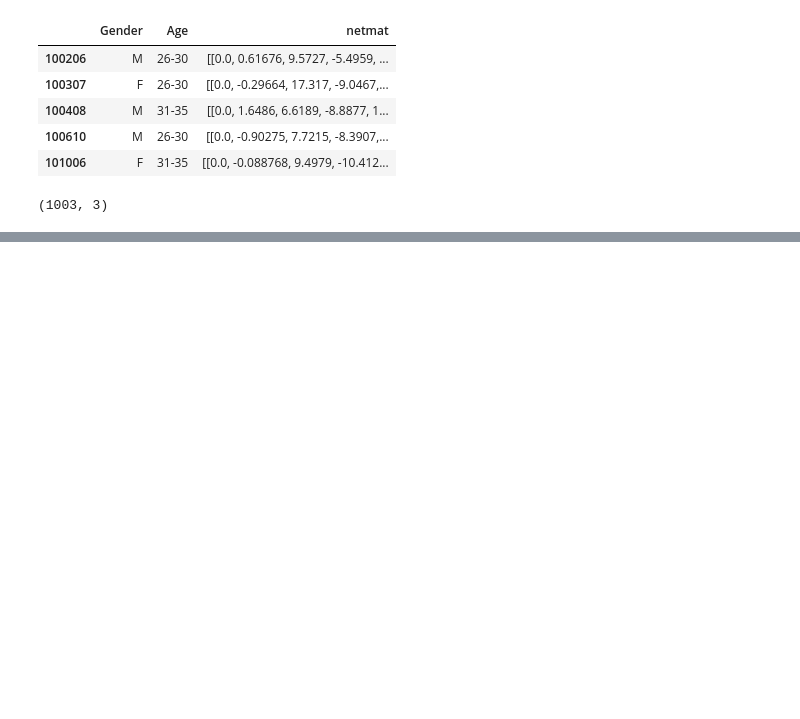
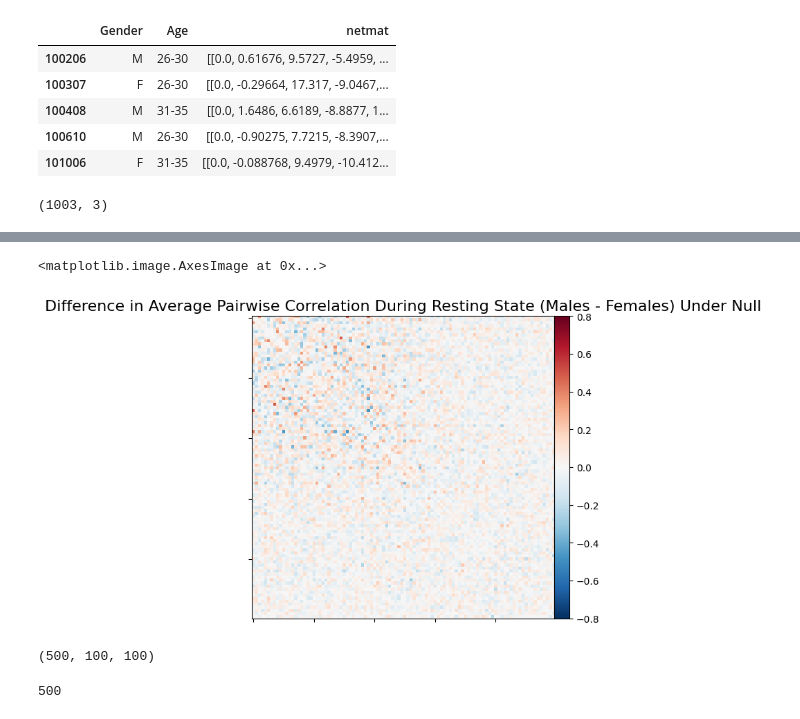
Before and after one commit to AndrewCheng02/DSC180B-Capstone-ProjectA09, a Jupyter notebook: HCP Data.ipynb, the cells around one changed output, grey strips where cells are left out. Saved outputs shown, nothing was run; the diff lists cells and outputs as text; code cells hidden in the pictures; blank space fills up the shorter version.

```diff
--- a/HCP Data.ipynb
+++ b/HCP Data.ipynb
@@ -152,0 +222,14 @@ data.shape
+# %%
+num_shuffles = 500
+differences = [0] * num_shuffles
+overall_differences = [0] * num_shuffles
+for i in range(num_shuffles):
+    sex_shuffled = np.random.permutation(df[sex]) # shuffle sex
+    shuffled = df.assign(shuffled = sex_shuffled)
+    group_means = shuffled.groupby('shuffled')[netmat].mean() # find average for each pairwise correlation
+    difference = group_means.loc[m] - group_means.loc[f] # find difference of each average pairwise correlation in males and females
+    differences[i] = difference
+    overall_differences[i] = np.linalg.norm(difference)
+
+# just display the first ten differences.
+differences[:10]
@@ -152,0 +268,14 @@ data.shape
+# %%
+plotting.plot_matrix( # visualize element-wise difference of averages
+    differences[10], colorbar=True, vmax=0.8, vmin=-0.8, title = "Difference in Average Pairwise Correlation During Resting State (Males - Females) Under Null")
+# %% [output]
+<matplotlib.image.AxesImage at 0x...>
+[figure, added]
+# %%
+(np.array(differences) > diff_avg_netmat).shape # 500 pairwise correlation matrices (100 total regions)
+# %% [output]
+(500, 100, 100)
+# %%
+len(overall_differences)
+# %% [output]
+500
```
Also changed, not shown: parts of 30 cells of this notebook, 1 other file.
